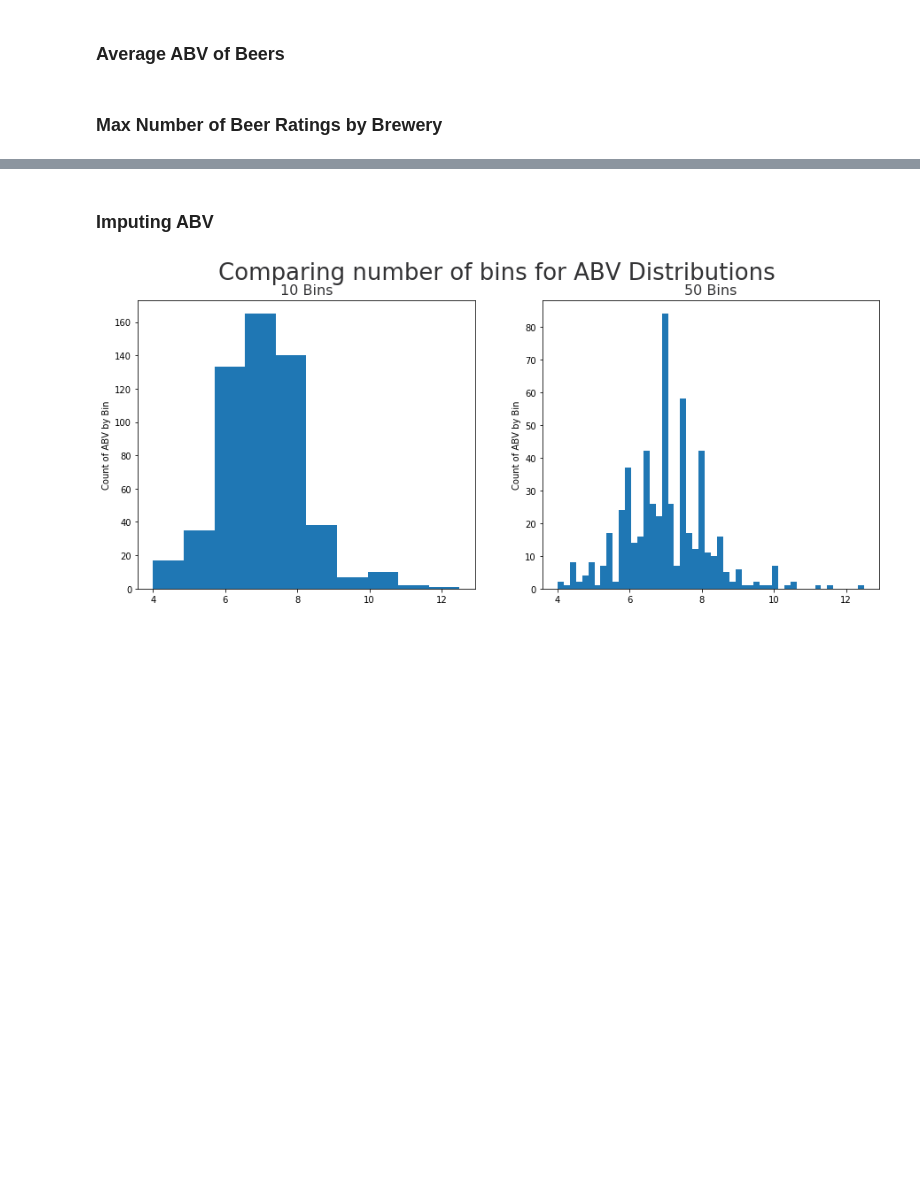
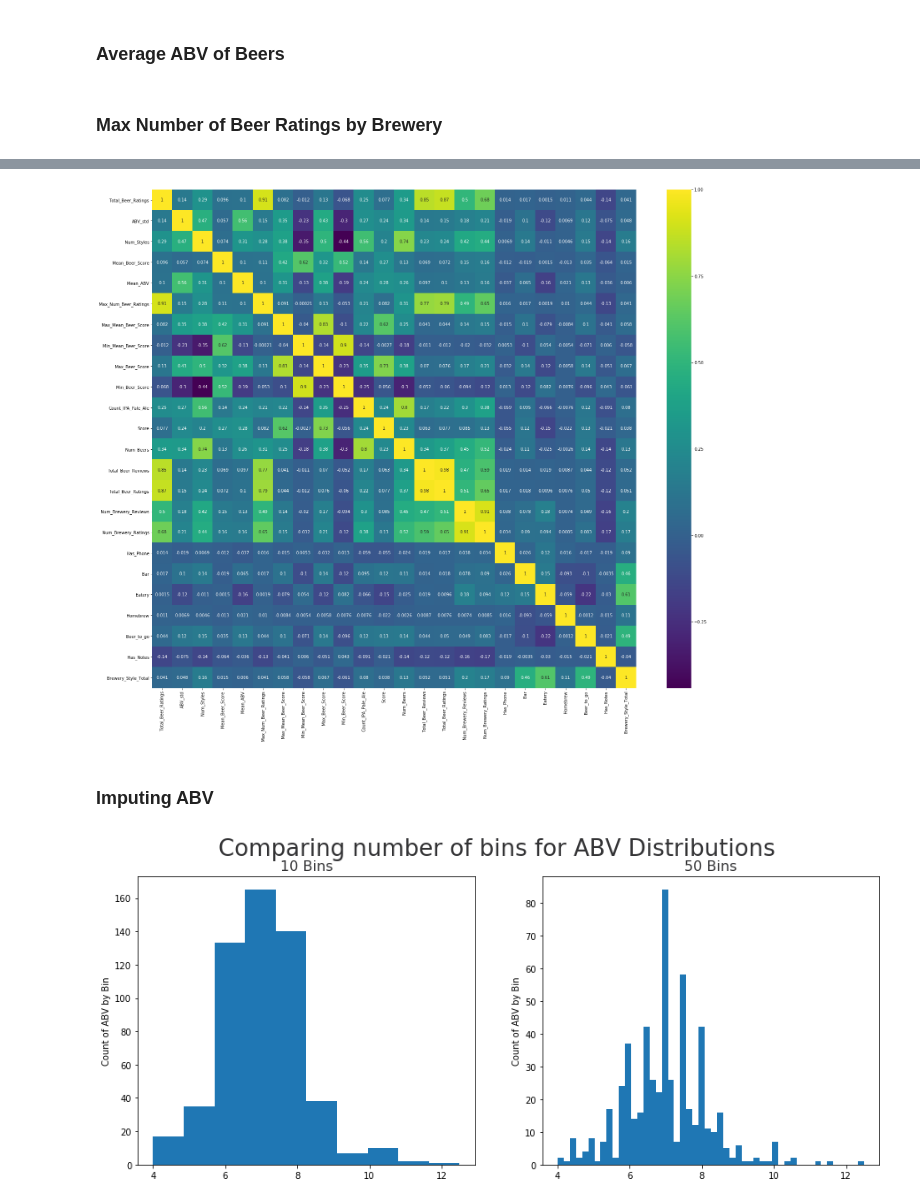
Before and after one commit to keith12345/Beergression, a Jupyter notebook: Data_Pipeline_Notes.ipynb, the cells around one changed output, grey strips where cells are left out. Saved outputs shown, nothing was run; the diff lists cells and outputs as text; code cells hidden in the pictures; blank space fills up the shorter version.

```diff
--- a/Data_Pipeline_Notes.ipynb
+++ b/Data_Pipeline_Notes.ipynb
@@ -261,3 +543,16 @@ max_beer_score = max_style_score_df.reset_index().groupby('Brewery_Name').max().
+# %%
+derived_from_beers.fillna(0,inplace=True)
+# %%
+brews_df.set_index('Brewery_Name',inplace=True)
+# %%
+df = pd.concat([derived_from_beers, brews_df],axis=1,join='inner')
+# %%
+df_corr = df.corr()
+# %%
+plt.figure(figsize=(26,22))
+sns.heatmap(df_corr,cmap='viridis',annot=True);
+# %% [output]
+[figure, added]
 # %% [markdown]
 ### Imputing ABV
 # %%
```
Also changed, not shown: parts of 44 cells of this notebook.
